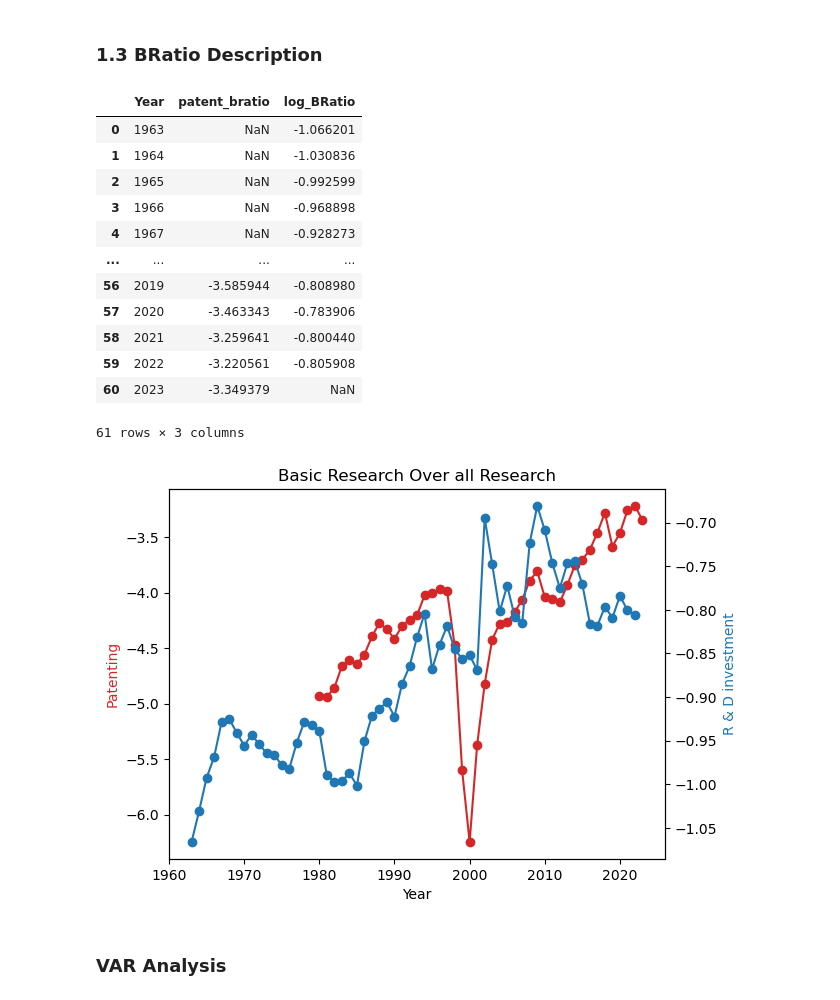
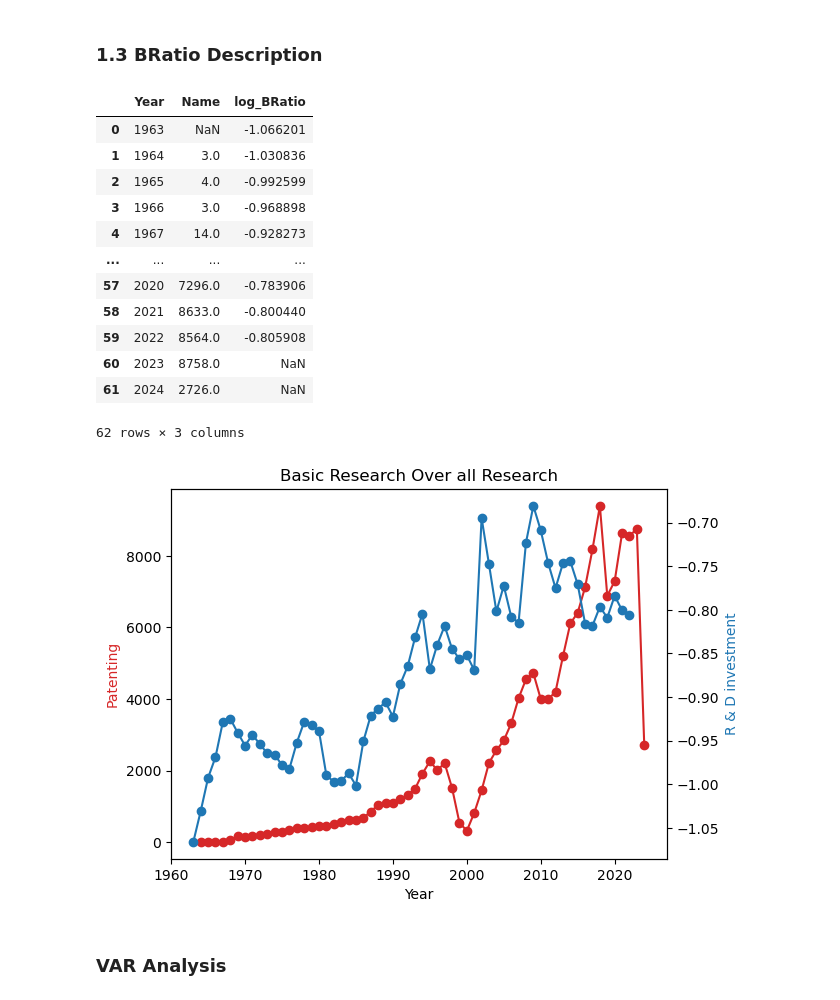
Before and after one commit to yueyun-zhang/InnovationEconomics-Exploration, a Jupyter notebook: Basic Research/Basic Research - VAR.ipynb, the cells around one changed output. Saved outputs shown, nothing was run; the diff lists cells and outputs as text; code cells hidden in the pictures.

```diff
--- a/Basic Research/Basic Research - VAR.ipynb
+++ b/Basic Research/Basic Research - VAR.ipynb
@@ -52,42 +52,42 @@ patent_df = patent_df[['Year', 'patent_bratio']]
 # %% [markdown]
 ### 1.3 BRatio Description
 # %%
-B_df = pd.merge(patent_df, RD_BRatio, on='Year', how='outer')
+B_df = pd.merge(b_patent, RD_BRatio, on='Year', how='outer')
 # %%
 B_df
 # %% [output]
-|  | Year | patent_bratio | log_BRatio |
+|  | Year | Name | log_BRatio |
 | 0 | 1963 | NaN | -1.066201 |
-| 1 | 1964 | NaN | -1.030836 |
-| 2 | 1965 | NaN | -0.992599 |
-| 3 | 1966 | NaN | -0.968898 |
-| 4 | 1967 | NaN | -0.928273 |
+| 1 | 1964 | 3.0 | -1.030836 |
+| 2 | 1965 | 4.0 | -0.992599 |
+| 3 | 1966 | 3.0 | -0.968898 |
+| 4 | 1967 | 14.0 | -0.928273 |
 | ... | ... | ... | ... |
-| 56 | 2019 | -3.585944 | -0.808980 |
-| 57 | 2020 | -3.463343 | -0.783906 |
-| 58 | 2021 | -3.259641 | -0.800440 |
-| 59 | 2022 | -3.220561 | -0.805908 |
-| 60 | 2023 | -3.349379 | NaN |
+| 57 | 2020 | 7296.0 | -0.783906 |
+| 58 | 2021 | 8633.0 | -0.800440 |
+| 59 | 2022 | 8564.0 | -0.805908 |
+| 60 | 2023 | 8758.0 | NaN |
+| 61 | 2024 | 2726.0 | NaN |
-61 rows × 3 columns
+62 rows × 3 columns
 # %%
 fig, ax1 = plt.subplots()
 
 # Plot Temperature on the primary y-axis
-ax1.plot(B_df['Year'], B_df['patent_bratio'], color='tab:red', marker='o')
+ax1.plot(B_df['Year'], B_df['Name'], color='tab:red', marker='o')
 ax1.set_xlabel('Year')
 ax1.set_ylabel('Patenting', color='tab:red')
 
 # Create a twin of the x-axis
 ax2 = ax1.twinx()
 
 # Plot Rainfall on the secondary y-axis
 ax2.plot(B_df['Year'], B_df['log_BRatio'], color='tab:blue', marker='o')
 ax2.set_ylabel('R & D investment', color='tab:blue')
 
 plt.title('Basic Research Over all Research')
 plt.show()
 # %% [output]
-[figure, old version]
+[figure, new version]
 # %%
 api = "f778a2073453c711be0c316569a478d2"
 fred = Fred(api_key=api)
```
Also changed, not shown: parts of 6 cells of this notebook.
